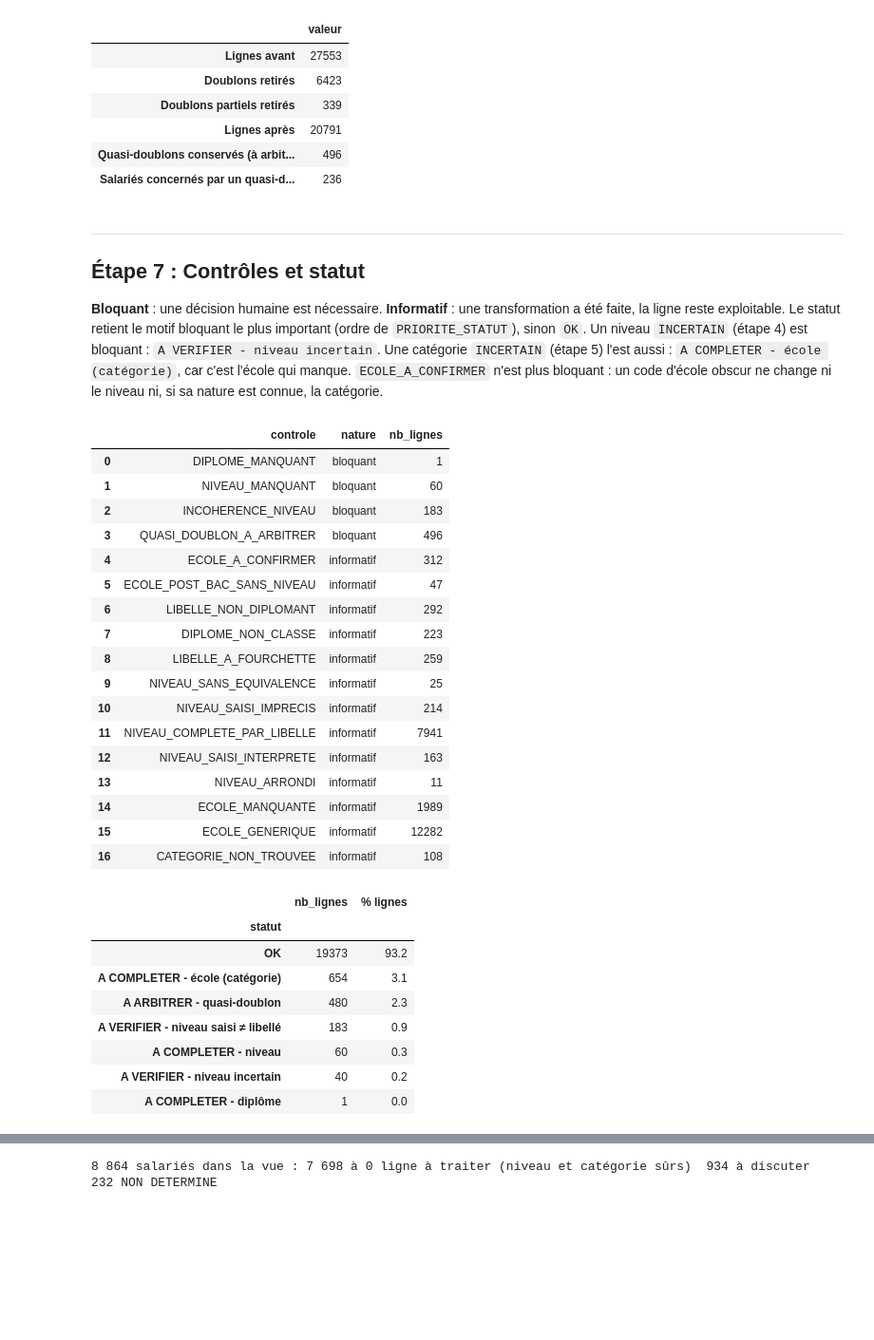
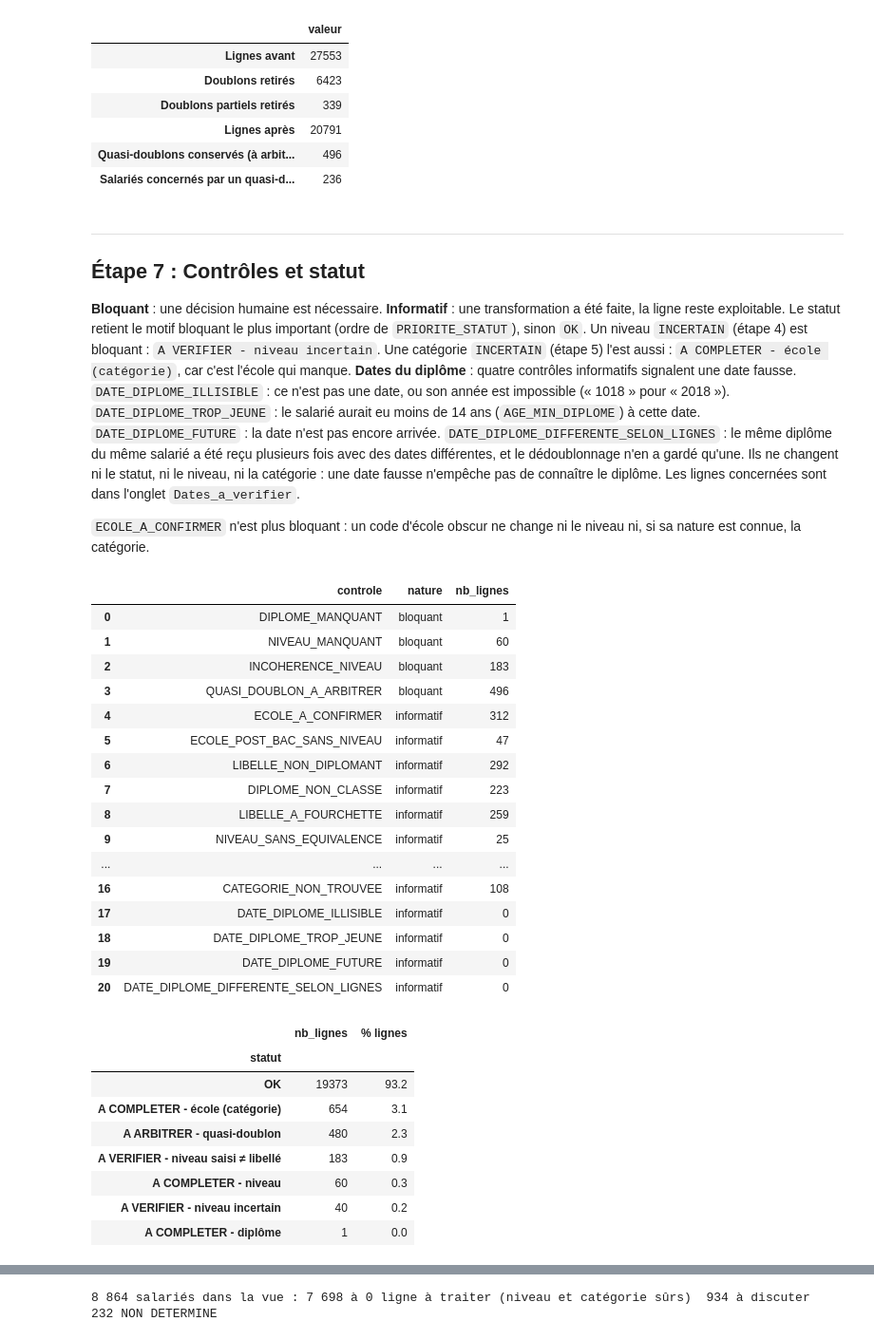
Before and after one commit to zenitsu93/detection-anomalies-salariales, a Jupyter notebook: fiabilisation_diplomes/Fiabilisation_Diplomes_pas_a_pas_v13.ipynb, the cells around one changed output, grey strips where cells are left out. Shown at 95% size. Cells and saved outputs as stored; diff of their text form; code cells hidden in the pictures; blank space fills up the shorter version.

```diff
--- a/fiabilisation_diplomes/Fiabilisation_Diplomes_pas_a_pas_v13.ipynb
+++ b/fiabilisation_diplomes/Fiabilisation_Diplomes_pas_a_pas_v13.ipynb
@@ -738,8 +738,48 @@ pd.Series({"Lignes avant": nb_avant,
 ---
 ## Étape 7 : Contrôles et statut
 
-**Bloquant** : une décision humaine est nécessaire. **Informatif** : une transformation a été faite, la ligne reste exploitable. Le statut retient le motif bloquant le plus important (ordre de `PRIORITE_STATUT`), sinon `OK`. Un niveau `INCERTAIN` (étape 4) est bloquant : `A VERIFIER - niveau incertain`. Une catégorie `INCERTAIN` (étape 5) l'est aussi : `A COMPLETER - école (catégorie)`, car c'est l'école qui manque. `ECOLE_A_CONFIRMER` n'est plus bloquant : un code d'école obscur ne change ni le niveau ni, si sa nature est connue, la catégorie.
+**Bloquant** : une décision humaine est nécessaire. **Informatif** : une transformation a été faite, la ligne reste exploitable. Le statut retient le motif bloquant le plus important (ordre de `PRIORITE_STATUT`), sinon `OK`. Un niveau `INCERTAIN` (étape 4) est bloquant : `A VERIFIER - niveau incertain`. Une catégorie `INCERTAIN` (étape 5) l'est aussi : `A COMPLETER - école (catégorie)`, car c'est l'école qui manque. **Dates du diplôme** : quatre contrôles informatifs signalent une date fausse. `DATE_DIPLOME_ILLISIBLE` : ce n'est pas une date, ou son année est impossible (« 1018 » pour « 2018 »). `DATE_DIPLOME_TROP_JEUNE` : le salarié aurait eu moins de 14 ans (`AGE_MIN_DIPLOME`) à cette date. `DATE_DIPLOME_FUTURE` : la date n'est pas encore arrivée. `DATE_DIPLOME_DIFFERENTE_SELON_LIGNES` : le même diplôme du même salarié a été reçu plusieurs fois avec des dates différentes, et le dédoublonnage n'en a gardé qu'une. Ils ne changent ni le statut, ni le niveau, ni la catégorie : une date fausse n'empêche pas de connaître le diplôme. Les lignes concernées sont dans l'onglet `Dates_a_verifier`.
+
+`ECOLE_A_CONFIRMER` n'est plus bloquant : un code d'école obscur ne change ni le niveau ni, si sa nature est connue, la catégorie.
 # %%
+# Contrôles sur la date du diplôme. Ils sont informatifs : une date fausse ne change ni le niveau ni la catégorie, la ligne
+# reste donc exploitable. Avec une extraction sans date du diplôme, aucun ne se déclenche.
+AGE_MIN_DIPLOME = 14            # en dessous de cet âge à la date du diplôme, la date est signalée
+ANNEE_MIN_DIPLOME = 1900        # une année plus ancienne est une faute de frappe (« 1018 » pour « 2018 »)
+
+def colonne_recue(nom):
+    # La colonne de l'extraction, remise en face des lignes gardées (grâce au numéro de ligne). Vide si elle n'existe pas.
+    if nom not in recu:
+        return pd.Series(pd.NaT, index=df.index, dtype="object")
+    return recu.set_index("ligne_source")[nom].reindex(df["ligne_source"]).set_axis(df.index)
+
+date_ecrite = colonne_recue("Date du diplôme")
+# errors="coerce" : ce qui n'est pas une date lisible devient vide, au lieu d'arrêter le notebook.
+date_diplome = pd.to_datetime(date_ecrite, errors="coerce")
+date_naissance = pd.to_datetime(colonne_recue("Date de naissance"), errors="coerce")
+age_au_diplome = (date_diplome - date_naissance).dt.days / 365.25
+df["ctrl_date_illisible"] = date_ecrite.notna() & (date_diplome.isna() | date_diplome.dt.year.lt(ANNEE_MIN_DIPLOME))
+df["ctrl_date_trop_jeune"] = age_au_diplome.lt(AGE_MIN_DIPLOME) & ~df["ctrl_date_illisible"]
+df["ctrl_date_future"] = date_diplome.gt(pd.Timestamp.today())
+# Le même diplôme du même salarié (mêmes 5 colonnes) reçu plusieurs fois avec des dates différentes : le dédoublonnage n'a
+# gardé qu'une ligne, sans regarder la date. On le signale sur la ligne gardée.
+if "Date du diplôme" in brut:
+    nb_dates = brut.assign(_date=brut["Date du diplôme"].astype(str)).groupby(list(COLONNES), dropna=False)["_date"].transform("nunique")
+    df["ctrl_date_differente"] = pd.Series(nb_dates.gt(1).to_numpy(), index=brut.index + 2).reindex(df["ligne_source"]).to_numpy()
+else:
+    df["ctrl_date_differente"] = False
+# Ce qui ne va pas sur la date de la ligne, en clair (vide si rien) : repris dans l'onglet Dates_a_verifier et dans la vue salarié.
+PROBLEMES_DATE = [
+    ("ctrl_date_illisible", "date du diplôme illisible ou impossible (" + date_ecrite.astype(str).str[:10] + ")"),
+    ("ctrl_date_trop_jeune", f"diplôme daté avant ses {AGE_MIN_DIPLOME} ans"),
+    ("ctrl_date_future", "diplôme daté dans le futur"),
+    ("ctrl_date_differente", "date différente d'une ligne à l'autre pour ce même diplôme"),
+]
+df["probleme_date"] = ""
+for colonne, phrase in PROBLEMES_DATE:
+    vrai = df[colonne].fillna(False).astype(bool)
+    df.loc[vrai, "probleme_date"] += np.where(df.loc[vrai, "probleme_date"].eq(""), "", " ; ") + (phrase[vrai] if isinstance(phrase, pd.Series) else phrase)
+
 CONTROLES = {   # colonne : (code, nature)
     "ctrl_diplome_manquant":         ("DIPLOME_MANQUANT", "bloquant"),
     "ctrl_niveau_manquant":          ("NIVEAU_MANQUANT", "bloquant"),
@@ -758,44 +798,47 @@ CONTROLES = {   # colonne : (code, nature)
     "ctrl_ecole_manquante":          ("ECOLE_MANQUANTE", "informatif"),
     "ctrl_ecole_generique":          ("ECOLE_GENERIQUE", "informatif"),
     "ctrl_categorie_non_trouvee":    ("CATEGORIE_NON_TROUVEE", "informatif"),
+    "ctrl_date_illisible":           ("DATE_DIPLOME_ILLISIBLE", "informatif"),
+    "ctrl_date_trop_jeune":          ("DATE_DIPLOME_TROP_JEUNE", "informatif"),
+    "ctrl_date_future":              ("DATE_DIPLOME_FUTURE", "informatif"),
+    "ctrl_date_differente":          ("DATE_DIPLOME_DIFFERENTE_SELON_LIGNES", "informatif"),
 }
 for c in CONTROLES:
     df[c] = df[c].fillna(False).astype(bool)
 df["flags"] = [" | ".join(CONTROLES[c][0] for c in CONTROLES if r[c]) for r in df[list(CONTROLES)].to_dict("records")]
 
 PRIORITE_STATUT = [
     (df["ctrl_diplome_manquant"],   "A COMPLETER - diplôme"),
     (df["ctrl_niveau_manquant"],    "A COMPLETER - niveau"),
     (df["ctrl_incoherence_niveau"], "A VERIFIER - niveau saisi ≠ libellé"),
     (df["niveau_fiabilite"].eq("INCERTAIN"), "A VERIFIER - niveau incertain"),
     (df["ctrl_quasi_doublon"],      "A ARBITRER - quasi-doublon"),
     (df["categorie_fiabilite"].eq("INCERTAIN"), "A COMPLETER - école (catégorie)"),
 ]
 df["statut"] = np.select([c for c, _ in PRIORITE_STATUT], [s for _, s in PRIORITE_STATUT], default="OK")
 
 tab_controles = pd.DataFrame([(code, nature, int(df[c].sum())) for c, (code, nature) in CONTROLES.items()],
                              columns=["controle", "nature", "nb_lignes"])
 display(tab_controles)
 df["statut"].value_counts().to_frame("nb_lignes").assign(**{"% lignes": lambda d: (d["nb_lignes"] / len(df) * 100).round(1)})
 # %% [output]
 |  | controle | nature | nb_lignes |
 | 0 | DIPLOME_MANQUANT | bloquant | 1 |
 | 1 | NIVEAU_MANQUANT | bloquant | 60 |
 | 2 | INCOHERENCE_NIVEAU | bloquant | 183 |
 | 3 | QUASI_DOUBLON_A_ARBITRER | bloquant | 496 |
 | 4 | ECOLE_A_CONFIRMER | informatif | 312 |
 | 5 | ECOLE_POST_BAC_SANS_NIVEAU | informatif | 47 |
 | 6 | LIBELLE_NON_DIPLOMANT | informatif | 292 |
 | 7 | DIPLOME_NON_CLASSE | informatif | 223 |
 | 8 | LIBELLE_A_FOURCHETTE | informatif | 259 |
 | 9 | NIVEAU_SANS_EQUIVALENCE | informatif | 25 |
-| 10 | NIVEAU_SAISI_IMPRECIS | informatif | 214 |
-| 11 | NIVEAU_COMPLETE_PAR_LIBELLE | informatif | 7941 |
-| 12 | NIVEAU_SAISI_INTERPRETE | informatif | 163 |
-| 13 | NIVEAU_ARRONDI | informatif | 11 |
-| 14 | ECOLE_MANQUANTE | informatif | 1989 |
-| 15 | ECOLE_GENERIQUE | informatif | 12282 |
+| ... | ... | ... | ... |
 | 16 | CATEGORIE_NON_TROUVEE | informatif | 108 |
+| 17 | DATE_DIPLOME_ILLISIBLE | informatif | 0 |
+| 18 | DATE_DIPLOME_TROP_JEUNE | informatif | 0 |
+| 19 | DATE_DIPLOME_FUTURE | informatif | 0 |
+| 20 | DATE_DIPLOME_DIFFERENTE_SELON_LIGNES | informatif | 0 |
 |  | nb_lignes | % lignes |
 | statut |  |  |
 | OK | 19373 | 93.2 |
```
Also changed, not shown: parts of 5 cells of this notebook.
